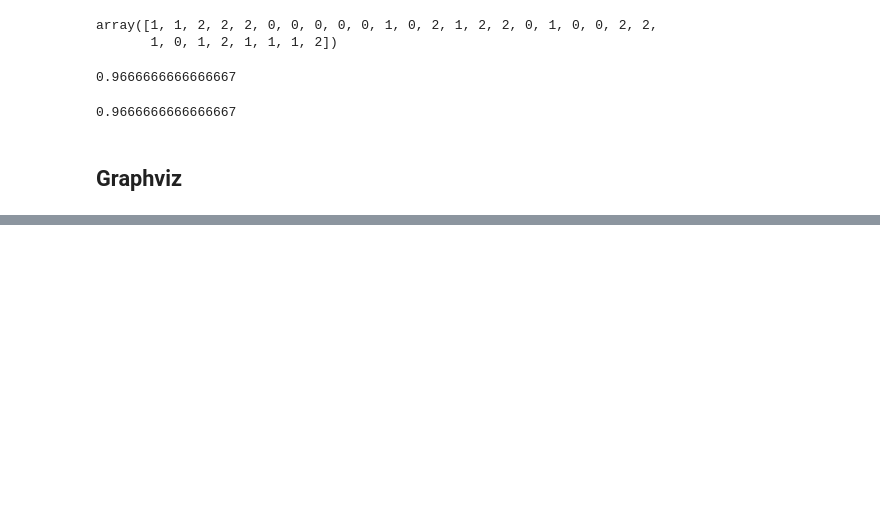
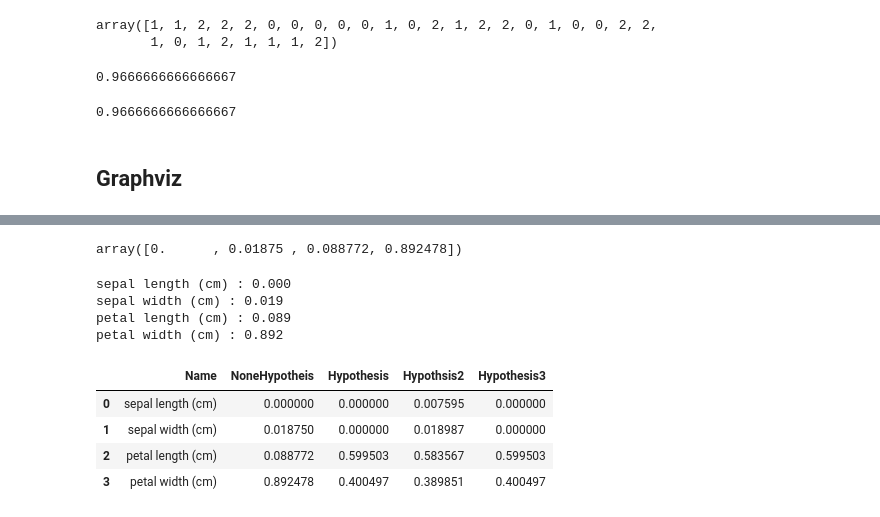
Before and after one commit to MethodFunc/Machine-Learning, a Jupyter notebook: ch04 classification.ipynb, the cells around one changed output, grey strips where cells are left out. Drawn from its saved outputs; the diff is of its cells as text; code cells hidden in the pictures; blank space fills up the shorter version.

```diff
--- a/ch04 classification.ipynb
+++ b/ch04 classification.ipynb
@@ -119,0 +147,3 @@ ExecutableNotFound: failed to execute ['dot', '-Tsvg'], make sure the Graphviz e
+# %%
+dtc3.fit(x_train, y_train)
+pred_dtc3 = dtc3.predict(x_test)
@@ -119,0 +163,5 @@ ExecutableNotFound: failed to execute ['dot', '-Tsvg'], make sure the Graphviz e
+# %%
+dtc4 = DecisionTreeClassifier(min_samples_leaf=4 , random_state = 156)
+# %%
+dtc4.fit(x_train, y_train)
+pred_dtc4 = dtc4.predict(x_test)
@@ -119,0 +179,22 @@ ExecutableNotFound: failed to execute ['dot', '-Tsvg'], make sure the Graphviz e
+# %%
+dtc.feature_importances_
+# %% [output]
+array([0.      , 0.01875 , 0.088772, 0.892478])
+# %%
+for name, value in zip(iris.feature_names, dtc.feature_importances_):
+    print('{0} : {1:.3f}'.format(name, value))
+# %% [output]
+sepal length (cm) : 0.000
+sepal width (cm) : 0.019
+petal length (cm) : 0.089
+petal width (cm) : 0.892
+# %%
+df = pd.DataFrame(dict(zip(['Name', 'NoneHypotheis', 'Hypothesis', 'Hypothsis2', 'Hypothesis3'],[iris.feature_names, dtc.feature_importances_, dtc2.feature_importances_, dtc3.feature_importances_, dtc4.feature_importances_] )))
+# %%
+df
+# %% [output]
+|  | Name | NoneHypotheis | Hypothesis | Hypothsis2 | Hypothesis3 |
+| 0 | sepal length (cm) | 0.000000 | 0.000000 | 0.007595 | 0.000000 |
+| 1 | sepal width (cm) | 0.018750 | 0.000000 | 0.018987 | 0.000000 |
+| 2 | petal length (cm) | 0.088772 | 0.599503 | 0.583567 | 0.599503 |
+| 3 | petal width (cm) | 0.892478 | 0.400497 | 0.389851 | 0.400497 |
```
Also changed, not shown: parts of 42 cells of this notebook, 8 other files.
